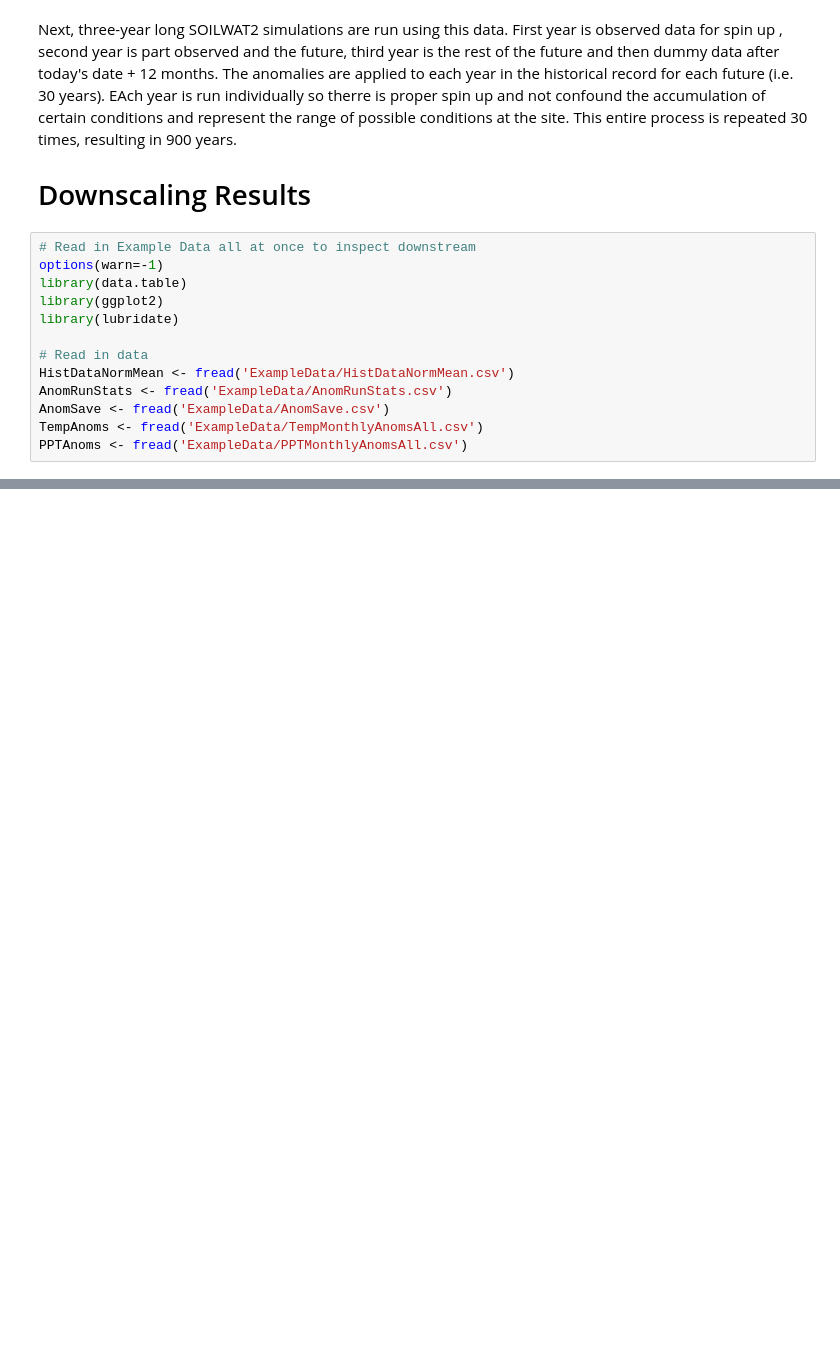
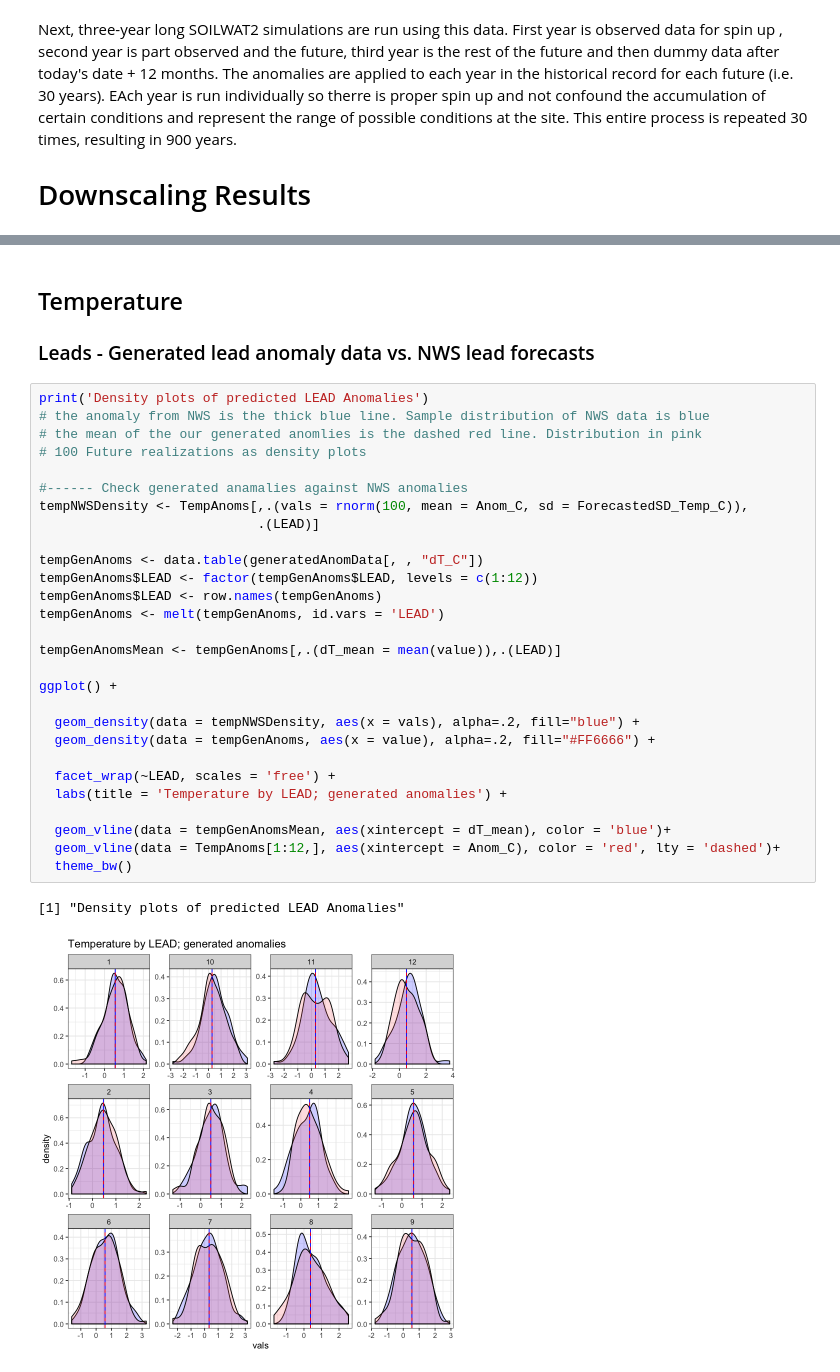
Before and after one commit to DrylandEcology/gridSTDF, a Jupyter notebook: ShortTermDroughtForecaster_Logic.ipynb, the cells around one changed output, grey strips where cells are left out. Cells and saved outputs as stored; diff of their text form; blank space fills up the shorter version.

```diff
--- a/ShortTermDroughtForecaster_Logic.ipynb
+++ b/ShortTermDroughtForecaster_Logic.ipynb
@@ -281,16 +304,3 @@ summary(wdata)
 Next, three-year long SOILWAT2 simulations are run using this data. First year is observed data for spin up , second year is part observed and the future, third year is the rest of the future and then dummy data after today's date + 12 months. The anomalies are applied to each year in the historical record for each future (i.e. 30 years). EAch year is run individually so therre is proper spin up and not confound the accumulation of certain conditions and represent the range of possible conditions at the site. This entire process is repeated 30 times, resulting in 900 years.
 
 # Downscaling Results
-# %%
-# Read in Example Data all at once to inspect downstream
-options(warn=-1)
-library(data.table)
-library(ggplot2)
-library(lubridate)
-
-# Read in data
-HistDataNormMean <- fread('ExampleData/HistDataNormMean.csv')
-AnomRunStats <- fread('ExampleData/AnomRunStats.csv')
-AnomSave <- fread('ExampleData/AnomSave.csv')
-TempAnoms <- fread('ExampleData/TempMonthlyAnomsAll.csv')
-PPTAnoms <- fread('ExampleData/PPTMonthlyAnomsAll.csv')
@@ -342,0 +307,35 @@ ggplot(PPTAnoms, aes(Anom_CF)) +
+# %% [markdown]
+## Temperature
+
+### Leads -  Generated lead anomaly data vs. NWS lead forecasts
+# %%
+print('Density plots of predicted LEAD Anomalies')
+# the anomaly from NWS is the thick blue line. Sample distribution of NWS data is blue
+# the mean of the our generated anomlies is the dashed red line. Distribution in pink
+# 100 Future realizations as density plots
+
+#------ Check generated anamalies against NWS anomalies
+tempNWSDensity <- TempAnoms[,.(vals = rnorm(100, mean = Anom_C, sd = ForecastedSD_Temp_C)),
+                            .(LEAD)]
+
+tempGenAnoms <- data.table(generatedAnomData[, , "dT_C"])
+tempGenAnoms$LEAD <- factor(tempGenAnoms$LEAD, levels = c(1:12))
+tempGenAnoms$LEAD <- row.names(tempGenAnoms)
+tempGenAnoms <- melt(tempGenAnoms, id.vars = 'LEAD')
+
+tempGenAnomsMean <- tempGenAnoms[,.(dT_mean = mean(value)),.(LEAD)]
+
+ggplot() +
+
+  geom_density(data = tempNWSDensity, aes(x = vals), alpha=.2, fill="blue") +
+  geom_density(data = tempGenAnoms, aes(x = value), alpha=.2, fill="#FF6666") +
+
+  facet_wrap(~LEAD, scales = 'free') +
+  labs(title = 'Temperature by LEAD; generated anomalies') +
+
+  geom_vline(data = tempGenAnomsMean, aes(xintercept = dT_mean), color = 'blue')+
+  geom_vline(data = TempAnoms[1:12,], aes(xintercept = Anom_C), color = 'red', lty = 'dashed')+
+  theme_bw()
+# %% [output]
+[1] "Density plots of predicted LEAD Anomalies"
+[figure, added]
```
Also changed, not shown: parts of 25 cells of this notebook, 30 other files.
